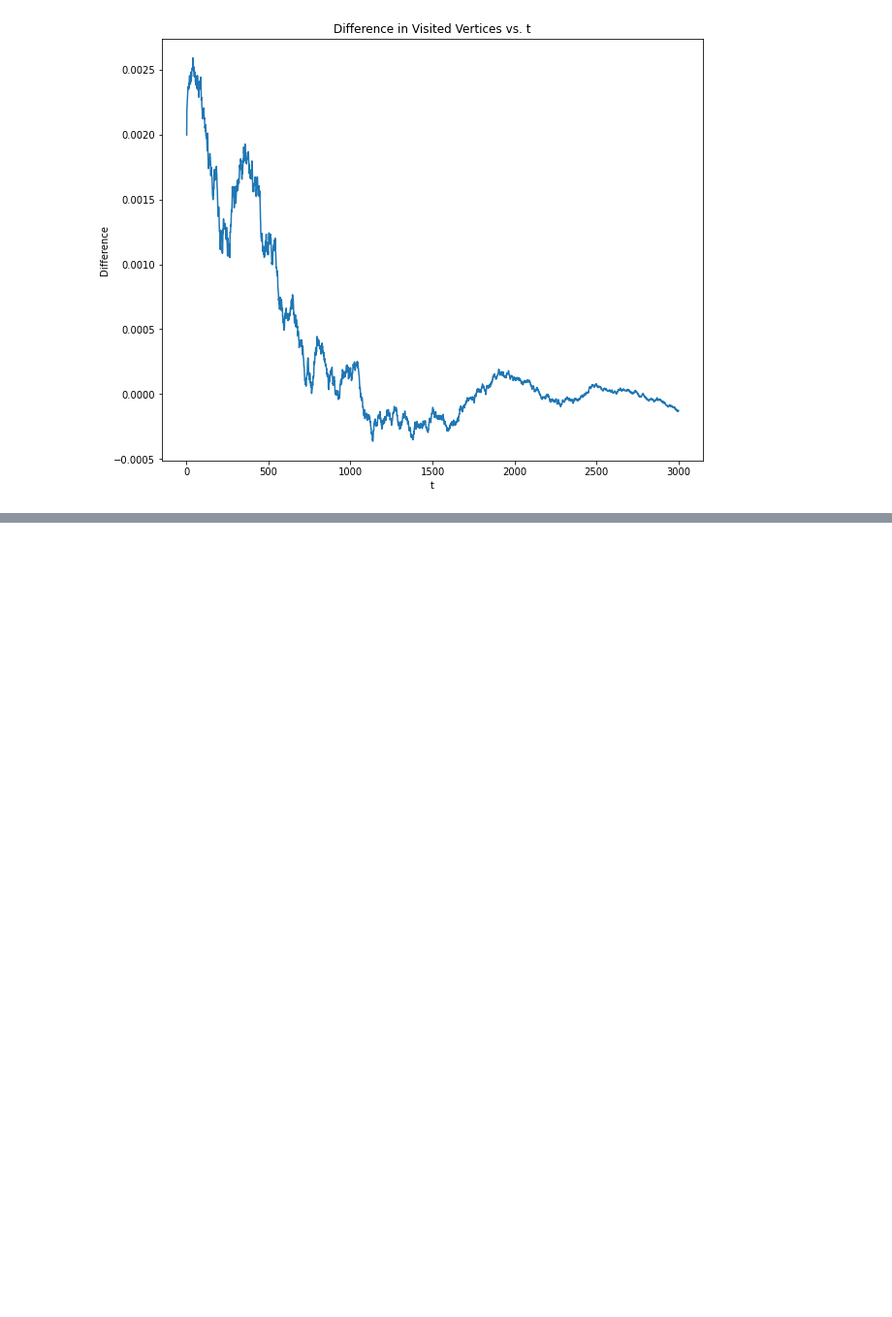
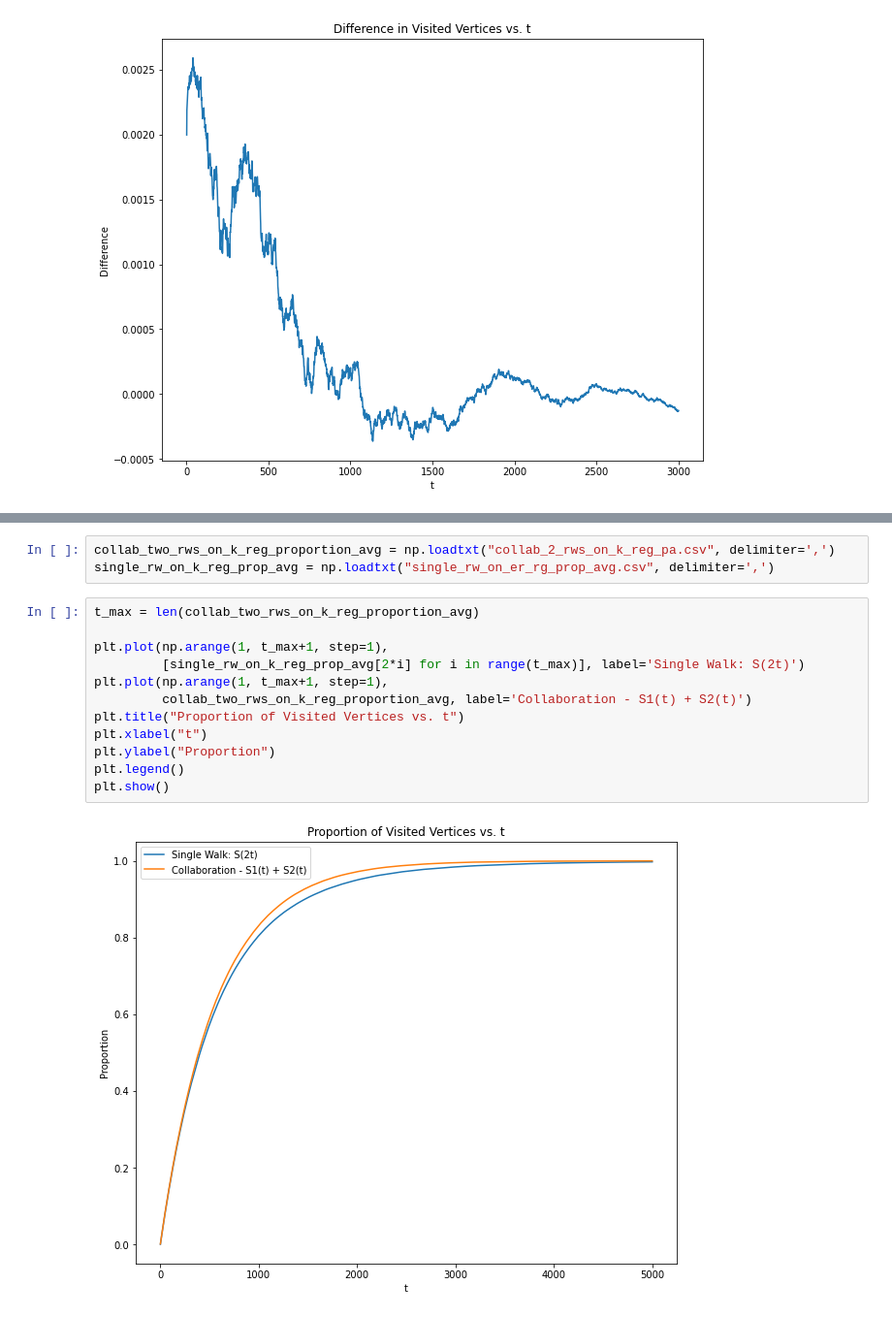
Before and after one commit to andrew-yin/rw-on-rg, a Jupyter notebook: notebooks/collaboration.ipynb, the cells around one changed output, grey strips where cells are left out. Shown at 97% size. Saved outputs shown, nothing was run; the diff lists cells and outputs as text; blank space fills up the shorter version.

```diff
--- a/notebooks/collaboration.ipynb
+++ b/notebooks/collaboration.ipynb
@@ -110,0 +128,17 @@ plt.show()
+# %%
+collab_two_rws_on_k_reg_proportion_avg = np.loadtxt("collab_2_rws_on_k_reg_pa.csv", delimiter=',')
+single_rw_on_k_reg_prop_avg = np.loadtxt("single_rw_on_er_rg_prop_avg.csv", delimiter=',')
+# %%
+t_max = len(collab_two_rws_on_k_reg_proportion_avg)
+
+plt.plot(np.arange(1, t_max+1, step=1),
+         [single_rw_on_k_reg_prop_avg[2*i] for i in range(t_max)], label='Single Walk: S(2t)')
+plt.plot(np.arange(1, t_max+1, step=1),
+         collab_two_rws_on_k_reg_proportion_avg, label='Collaboration - S1(t) + S2(t)')
+plt.title("Proportion of Visited Vertices vs. t")
+plt.xlabel("t")
+plt.ylabel("Proportion")
+plt.legend()
+plt.show()
+# %% [output]
+[figure, added]
```
Also changed, not shown: parts of 5 cells of this notebook, 3 other files.
